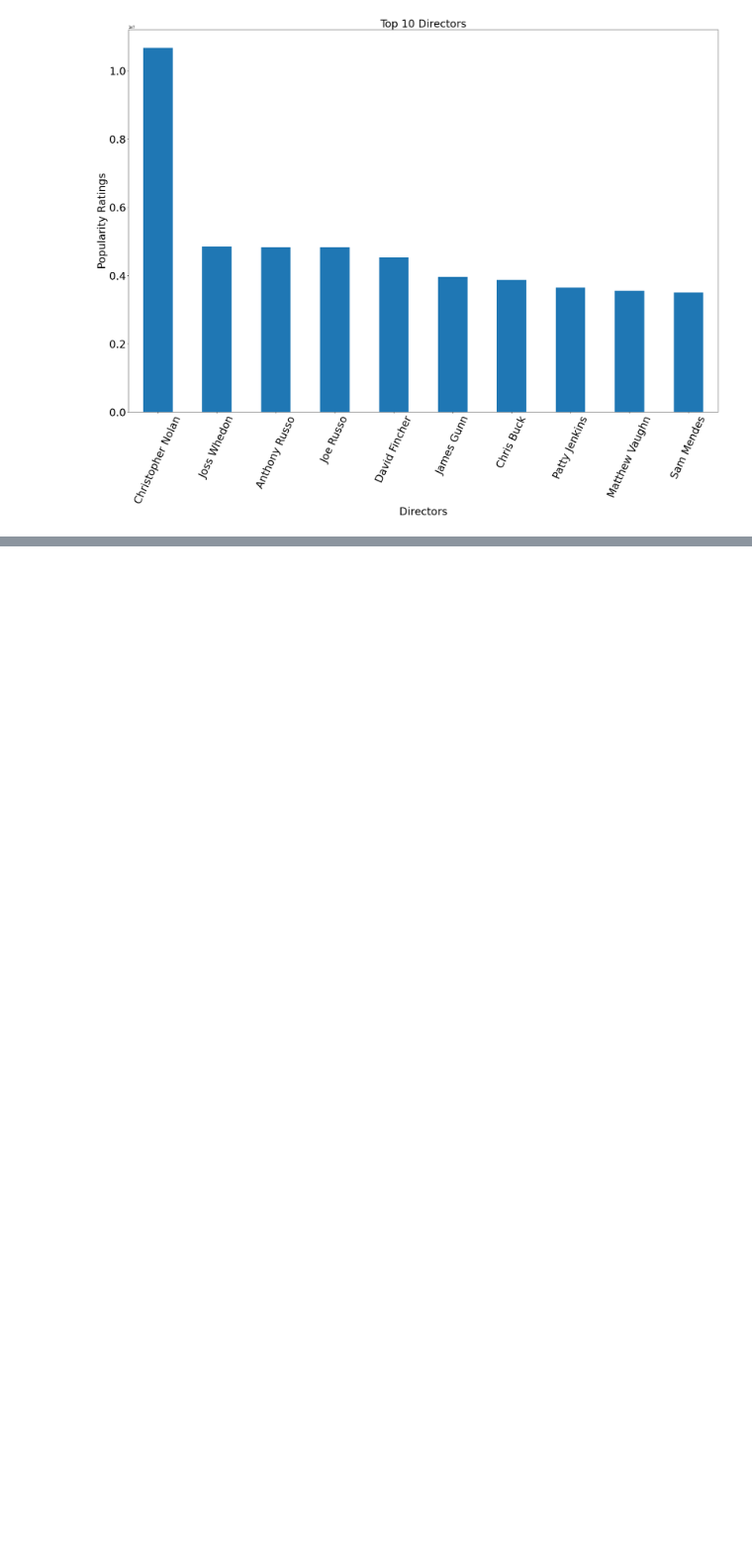
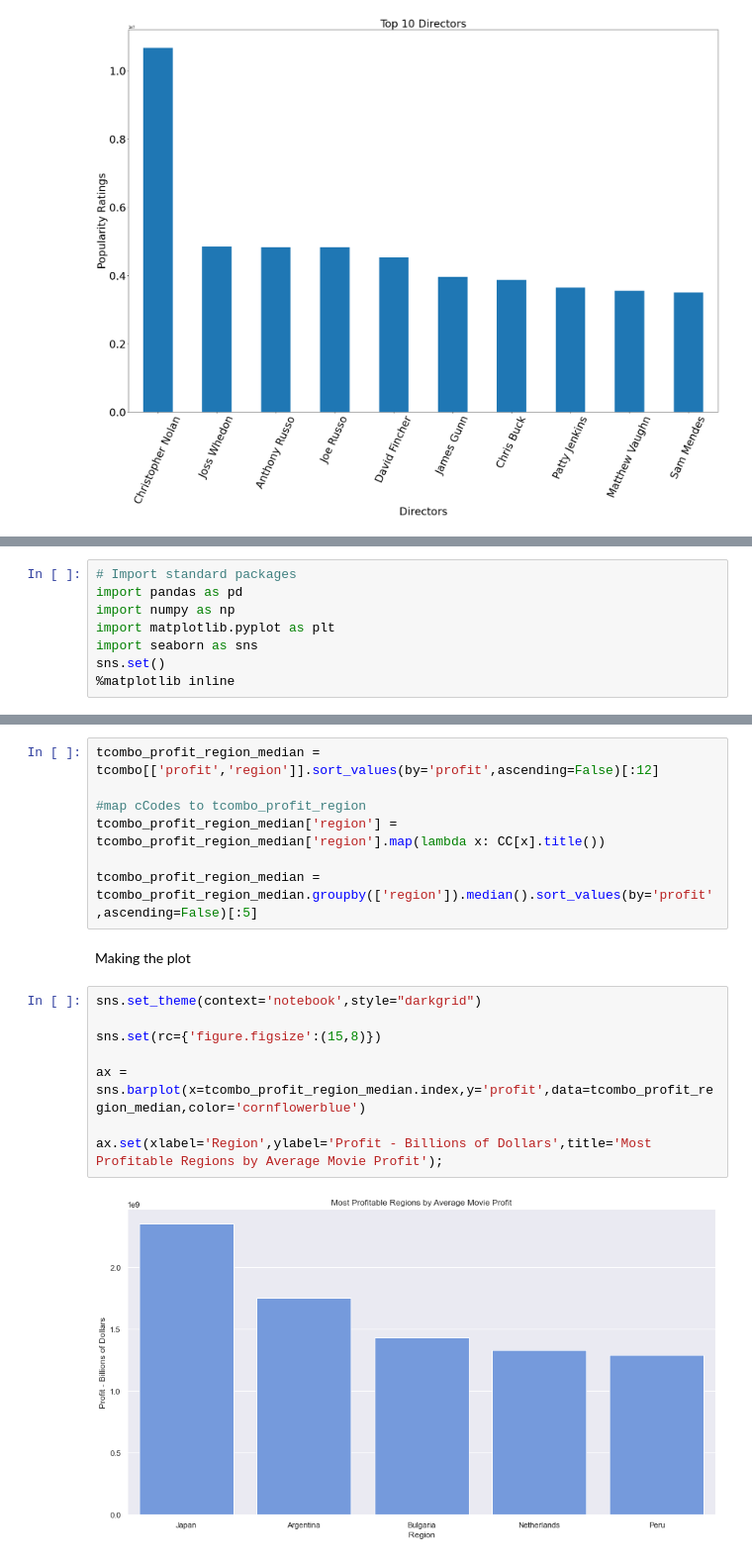
Before and after one commit to asval211/microsoft_movie_analysis, a Jupyter notebook: microsoft_movie_analysis_final.ipynb, the cells around one changed output, grey strips where cells are left out. Shown at 99% size. Cells and saved outputs as stored; diff of their text form; blank space fills up the shorter version.

```diff
--- a/microsoft_movie_analysis_final.ipynb
+++ b/microsoft_movie_analysis_final.ipynb
@@ -916,0 +956,8 @@ plt.show
+# %%
+# Import standard packages
+import pandas as pd
+import numpy as np
+import matplotlib.pyplot as plt
+import seaborn as sns
+sns.set()
+%matplotlib inline
@@ -916,0 +1393,19 @@ plt.show
+# %%
+tcombo_profit_region_median = tcombo[['profit','region']].sort_values(by='profit',ascending=False)[:12]
+
+#map cCodes to tcombo_profit_region
+tcombo_profit_region_median['region'] = tcombo_profit_region_median['region'].map(lambda x: CC[x].title())
+
+tcombo_profit_region_median = tcombo_profit_region_median.groupby(['region']).median().sort_values(by='profit',ascending=False)[:5]
+# %% [markdown]
+Making the plot
+# %%
+sns.set_theme(context='notebook',style="darkgrid")
+
+sns.set(rc={'figure.figsize':(15,8)})
+
+ax = sns.barplot(x=tcombo_profit_region_median.index,y='profit',data=tcombo_profit_region_median,color='cornflowerblue')
+
+ax.set(xlabel='Region',ylabel='Profit - Billions of Dollars',title='Most Profitable Regions by Average Movie Profit');
+# %% [output]
+[figure, added]
```
Also changed, not shown: parts of 62 cells of this notebook, 2 other files.
